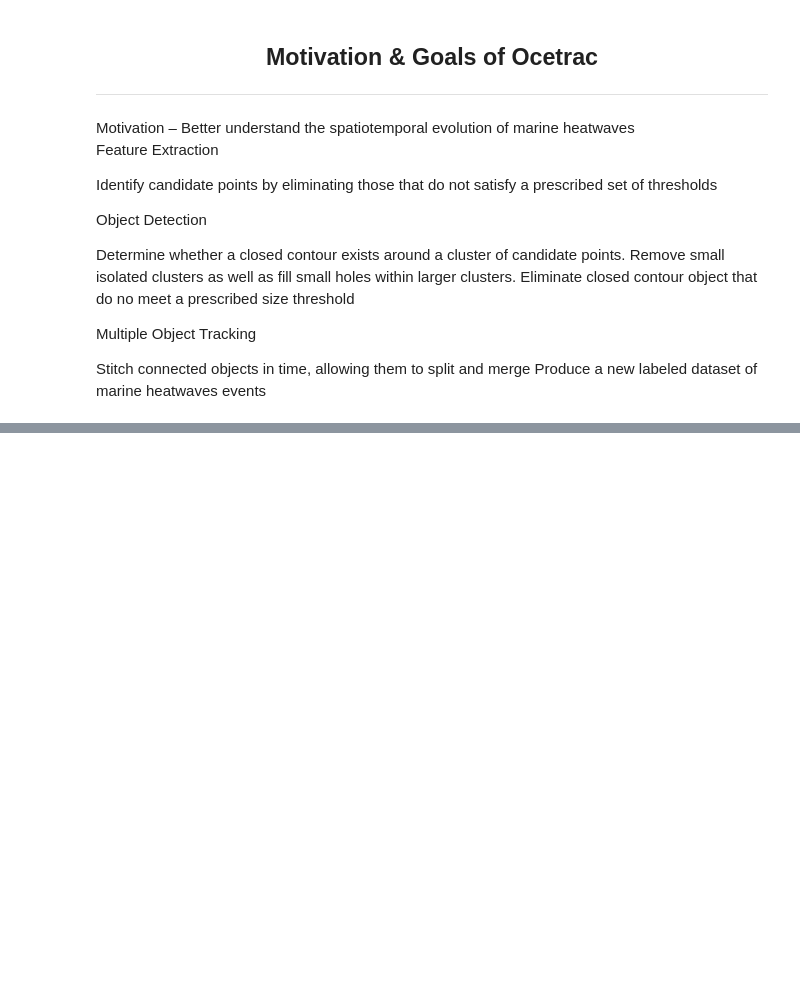
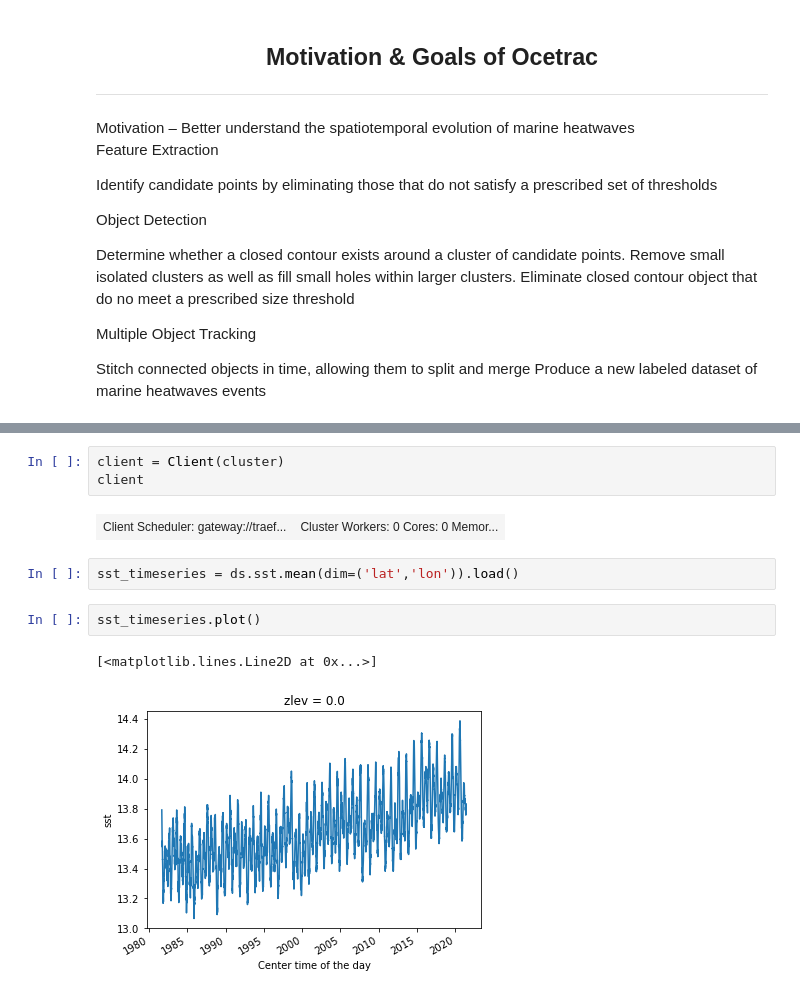
Before and after one commit to ocetrac/scipy2021-talk, a Jupyter notebook: index.ipynb, the cells around one changed output, grey strips where cells are left out. Saved outputs shown, nothing was run; the diff lists cells and outputs as text; blank space fills up the shorter version.

```diff
--- a/index.ipynb
+++ b/index.ipynb
@@ -131 +152,13 @@ print(ds)
+# %%
+client = Client(cluster)
+client
+# %% [output]
+| Client Scheduler: gateway://traef... | Cluster Workers: 0 Cores: 0 Memor... |
+# %%
+sst_timeseries = ds.sst.mean(dim=('lat','lon')).load()
+# %%
+sst_timeseries.plot()
+# %% [output]
+[<matplotlib.lines.Line2D at 0x...>]
+[figure, added]
 # %%
```
Also changed, not shown: parts of 6 cells of this notebook, 2 other files.
